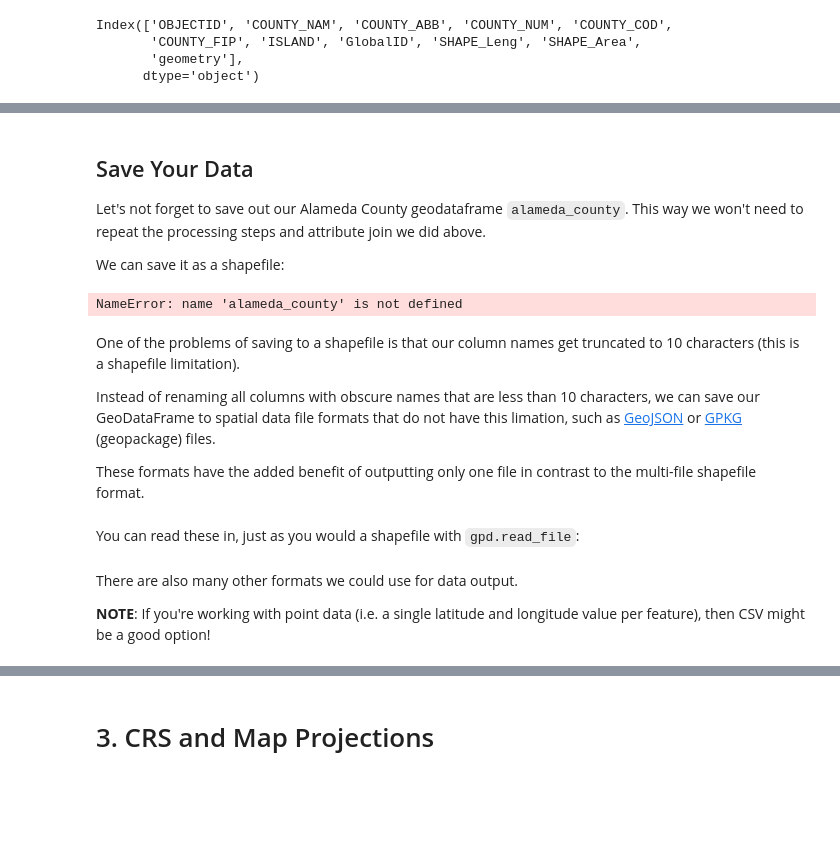
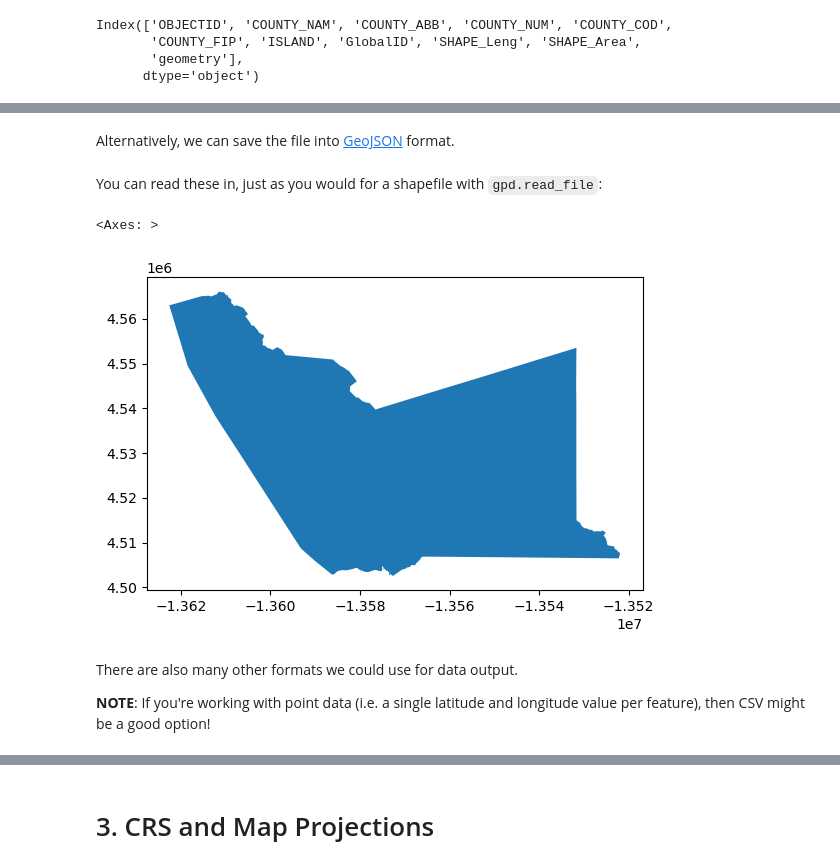
Before and after one commit to dlab-berkeley/Python-Geospatial-Fundamentals, a Jupyter notebook: lessons/1_Spatial_Dataframes.ipynb, the cells around one changed output, grey strips where cells are left out. Saved outputs shown, nothing was run; the diff lists cells and outputs as text; code cells hidden in the pictures; blank space fills up the shorter version.

```diff
--- a/lessons/1_Spatial_Dataframes.ipynb
+++ b/lessons/1_Spatial_Dataframes.ipynb
@@ -217,0 +228,2 @@ Index(['OBJECTID', 'COUNTY_NAM', 'COUNTY_ABB', 'COUNTY_NUM', 'COUNTY_COD',
+# %% [markdown]
+Alternatively, we can save the file into [GeoJSON](https://geojson.org/) format.
@@ -218,3 +232,15 @@ Index(['OBJECTID', 'COUNTY_NAM', 'COUNTY_ABB', 'COUNTY_NUM', 'COUNTY_COD',
+# %% [markdown]
+You can read these in, just as you would for a shapefile with `gpd.read_file`:
+# %%
+alameda_county_test2 = gpd.read_file("../data/alameda_county.json")
+# %% [output]
+<Axes: >
+[figure, added]
+# %% [markdown]
+There are also many other formats we could use for data output.
+
+**NOTE**: If you're working with point data (i.e. a single latitude and longitude value per feature),
+then CSV might be a good option!
 # %% [markdown]
 ## Plot the GeoDataFrame
 
@@ -237,19 +263,3 @@ In each case, coordinates are separated by a spaces, and coordinate pairs are se
 Your geodataframe may also include the variants **multipoints, multilines, and multipolgyons** if the row-level feature of interest is comprised of multiple parts. For example, a GeoDataFrame of states, where one row represents one state, would have a POLYGON geometry for Utah but MULTIPOLYGON for Hawaii, which includes many islands.
 
 Note that, it's OK to mix and match geometries of the same family, e.g., POLYGON and MULTIPOLYGON, in the same GeoDataFrame.
-# %% [markdown]
-## Save Your Data
-
-Let's not forget to save out our Alameda County geodataframe `alameda_county`. This way we won't need to repeat the processing steps and attribute join we did above.
-
-We can save it as a shapefile:
-# %%
-alameda_county.to_file("../data/outdata/alameda_county.shp")
-# %% [output]
-NameError: name 'alameda_county' is not defined
-# %% [markdown]
-One of the problems of saving to a shapefile is that our column names get truncated to 10 characters (this is a shapefile limitation).
-
-Instead of renaming all columns with obscure names that are less than 10 characters, we can save our GeoDataFrame to spatial data file formats that do not have this limation, such as [GeoJSON](https://en.wikipedia.org/wiki/GeoJSON) or [GPKG](https://en.wikipedia.org/wiki/GeoPackage) (geopackage) files.
-
-These formats have the added benefit of outputting only one file in contrast to the multi-file shapefile format.
@@ -260,2 +265,0 @@ alameda_county.to_file("../data/outdata/alameda_county.gpkg", driver="GPKG")
-# %% [markdown]
-You can read these in, just as you would a shapefile with `gpd.read_file`:
@@ -268,5 +265,0 @@ alameda_county_test.plot()
-# %% [markdown]
-There are also many other formats we could use for data output.
-
-**NOTE**: If you're working with point data (i.e. a single latitude and longitude value per feature),
-then CSV might be a good option!
```
Also changed, not shown: parts of 15 cells of this notebook, 7 other files.
